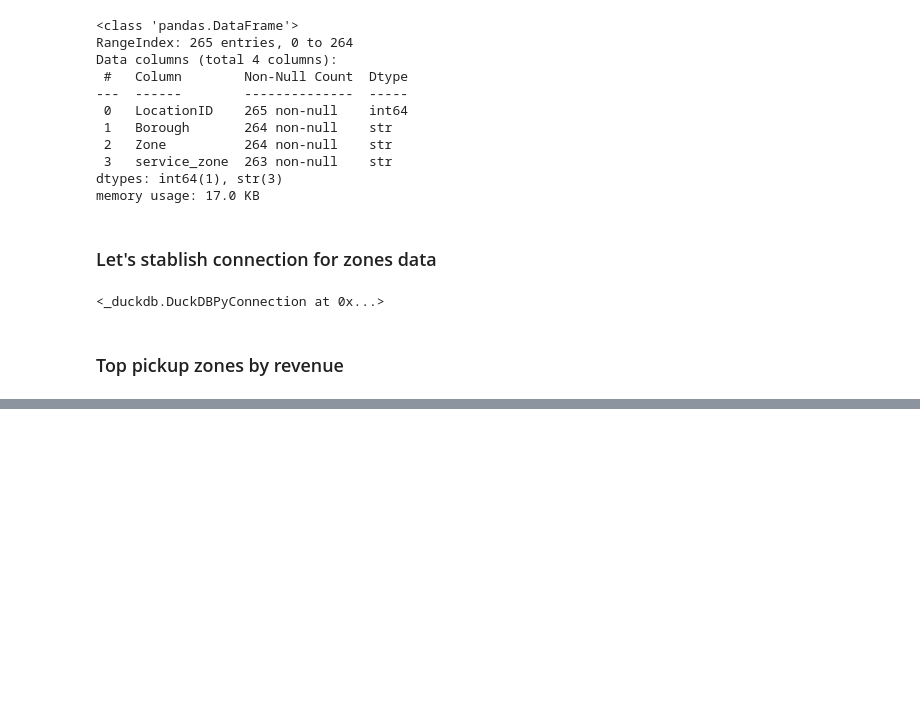
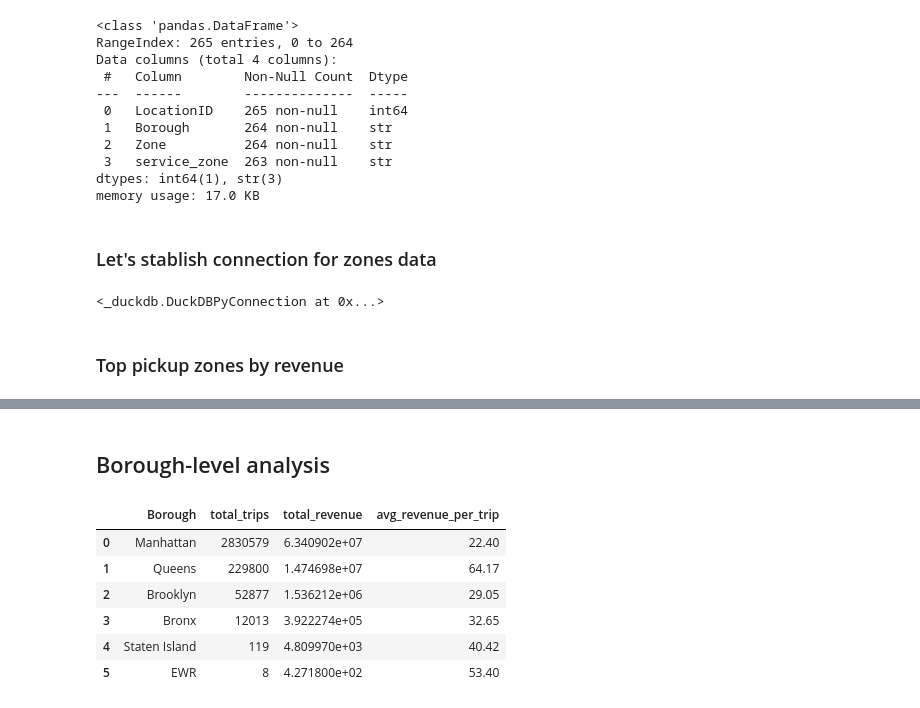
Before and after one commit to prerit0/ride-sharing-demand-intelligence, a Jupyter notebook: Notebooks/02_eda_analysis_using_SQL_&_Python.ipynb, the cells around one changed output, grey strips where cells are left out. Cells and saved outputs as stored; diff of their text form; code cells hidden in the pictures; blank space fills up the shorter version.

```diff
--- a/Notebooks/02_eda_analysis_using_SQL_&_Python.ipynb
+++ b/Notebooks/02_eda_analysis_using_SQL_&_Python.ipynb
@@ -260,0 +304,26 @@ connection.register("zones", zones)
+# %% [markdown]
+## Borough-level analysis
+# %%
+query = """
+select
+  z.Borough,
+  count(*) as total_trips,
+  sum(t.total_amount) as total_revenue,
+  round(avg(t.total_amount), 2) as avg_revenue_per_trip
+from taxi t
+join zones z
+on t.PULocationID = z.LocationID
+group by z.Borough
+order by total_revenue desc
+"""
+
+borough = connection.execute(query).df()
+borough
+# %% [output]
+|  | Borough | total_trips | total_revenue | avg_revenue_per_trip |
+| 0 | Manhattan | 2830579 | 6.340902e+07 | 22.40 |
+| 1 | Queens | 229800 | 1.474698e+07 | 64.17 |
+| 2 | Brooklyn | 52877 | 1.536212e+06 | 29.05 |
+| 3 | Bronx | 12013 | 3.922274e+05 | 32.65 |
+| 4 | Staten Island | 119 | 4.809970e+03 | 40.42 |
+| 5 | EWR | 8 | 4.271800e+02 | 53.40 |
```
Also changed, not shown: parts of 11 cells of this notebook, 1 other file.
